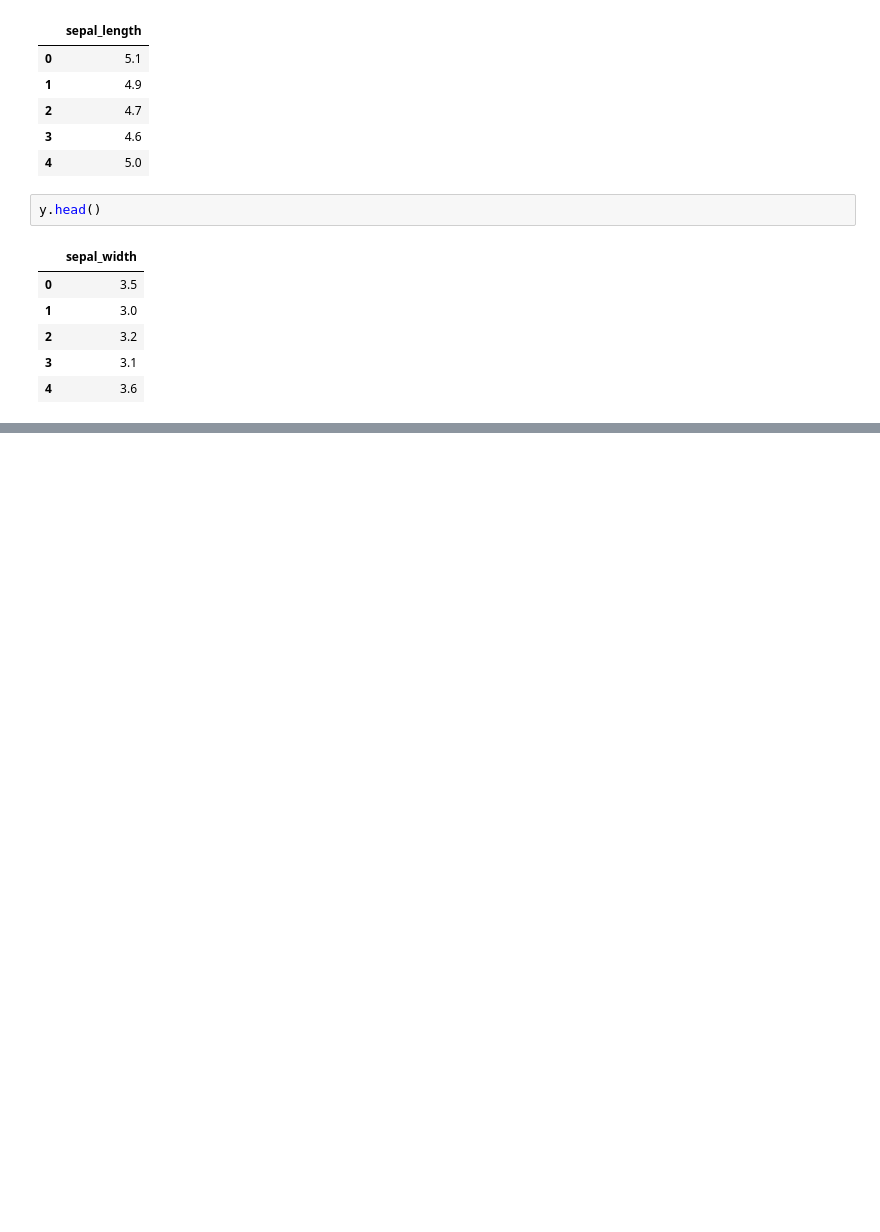
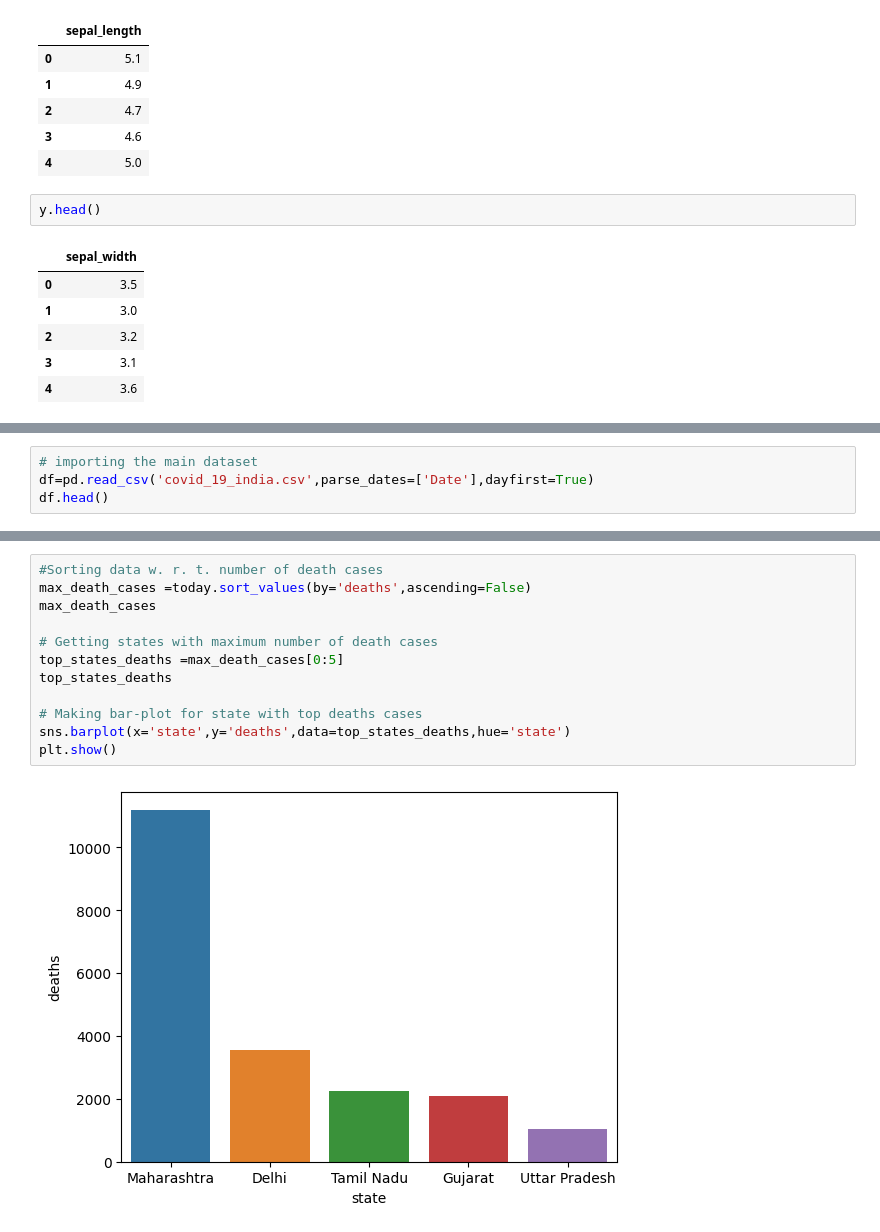
Before and after one commit to RamnathNishad/Tavant_AIML_Batch1, a Jupyter notebook: Session Demos/ML_using_ScikitLearn_Batch1.ipynb, the cells around one changed output, grey strips where cells are left out. Drawn from its saved outputs; the diff is of its cells as text; blank space fills up the shorter version.

```diff
--- a/Session Demos/ML_using_ScikitLearn_Batch1.ipynb
+++ b/Session Demos/ML_using_ScikitLearn_Batch1.ipynb
@@ -146,0 +213,4 @@ mean_squared_error(y_test, y_pred)
+# %%
+# importing the main dataset
+df=pd.read_csv('covid_19_india.csv',parse_dates=['Date'],dayfirst=True)
+df.head()
@@ -146,0 +327,14 @@ mean_squared_error(y_test, y_pred)
+# %%
+#Sorting data w. r. t. number of death cases
+max_death_cases =today.sort_values(by='deaths',ascending=False)
+max_death_cases
+
+# Getting states with maximum number of death cases
+top_states_deaths =max_death_cases[0:5]
+top_states_deaths
+
+# Making bar-plot for state with top deaths cases
+sns.barplot(x='state',y='deaths',data=top_states_deaths,hue='state')
+plt.show()
+# %% [output]
+[figure, added]
```
Also changed, not shown: parts of 20 cells of this notebook.
